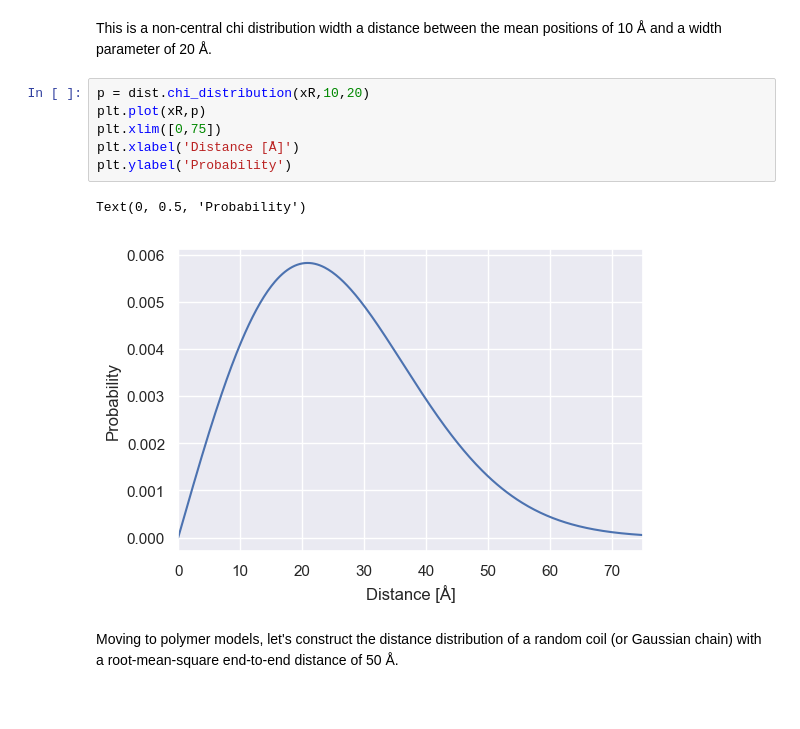
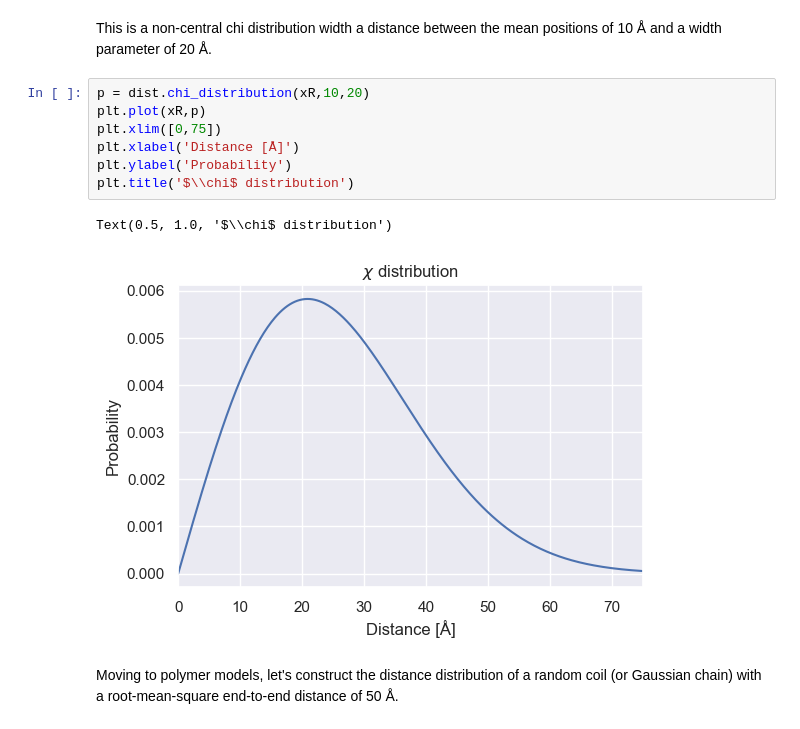
Before and after one commit to Fluorescence-Tools/FRETlines, a Jupyter notebook: FRETlines.ipynb, the cells around one changed output. Saved outputs shown, nothing was run; the diff lists cells and outputs as text.

```diff
--- a/FRETlines.ipynb
+++ b/FRETlines.ipynb
@@ -30,12 +31,13 @@ This is a non-central chi distribution width a distance between the mean positio
 # %%
 p = dist.chi_distribution(xR,10,20)
 plt.plot(xR,p)
 plt.xlim([0,75])
 plt.xlabel('Distance [Å]')
 plt.ylabel('Probability')
+plt.title('$\\chi$ distribution')
 # %% [output]
-Text(0, 0.5, 'Probability')
+Text(0.5, 1.0, '$\\chi$ distribution')
-[figure, old version]
+[figure, new version]
 # %% [markdown]
 Moving to polymer models, let's construct the distance distribution of a random coil (or Gaussian chain) with a root-mean-square end-to-end distance of 50 Å.
 # %%
```
Also changed, not shown: parts of 11 cells of this notebook.
